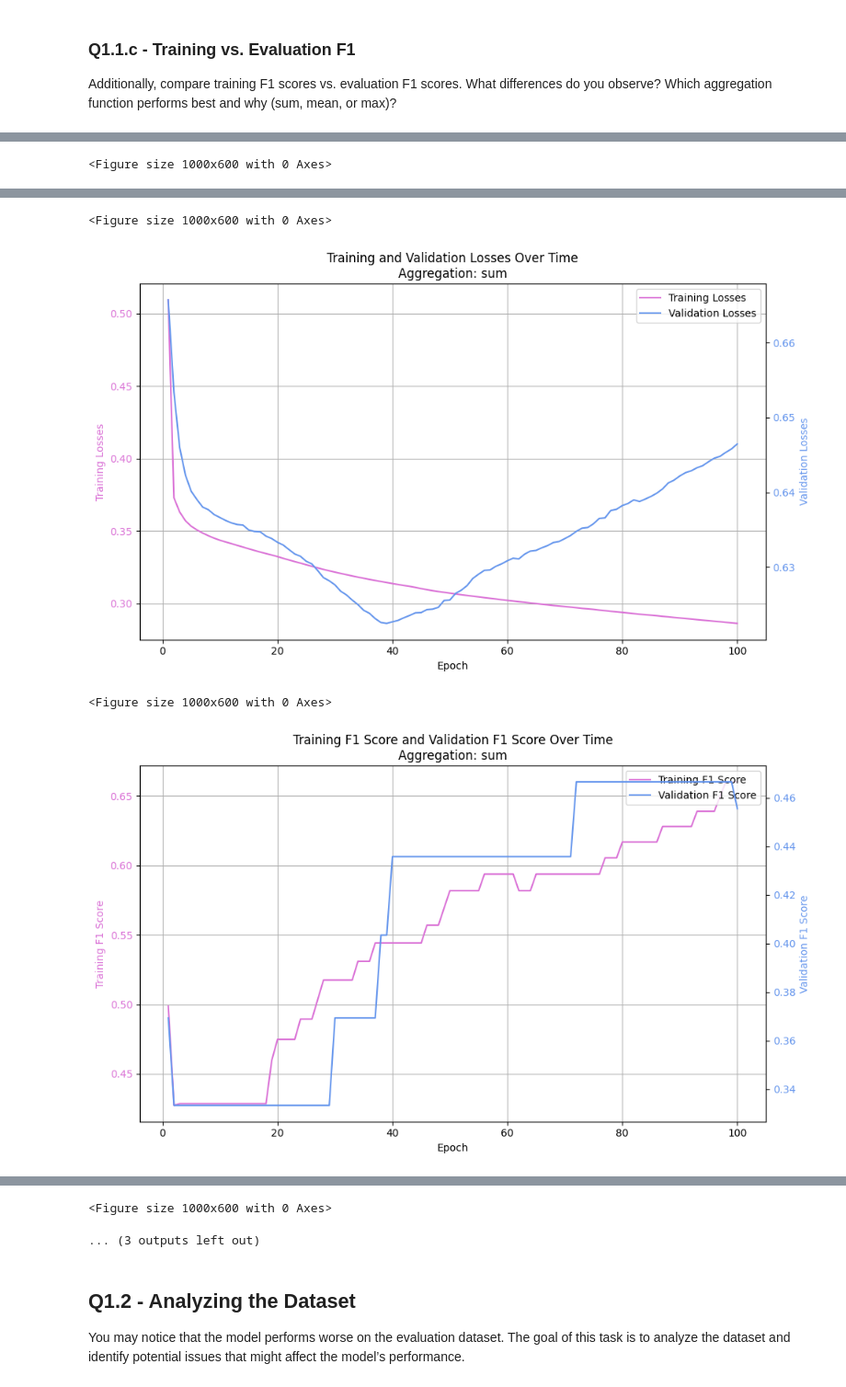
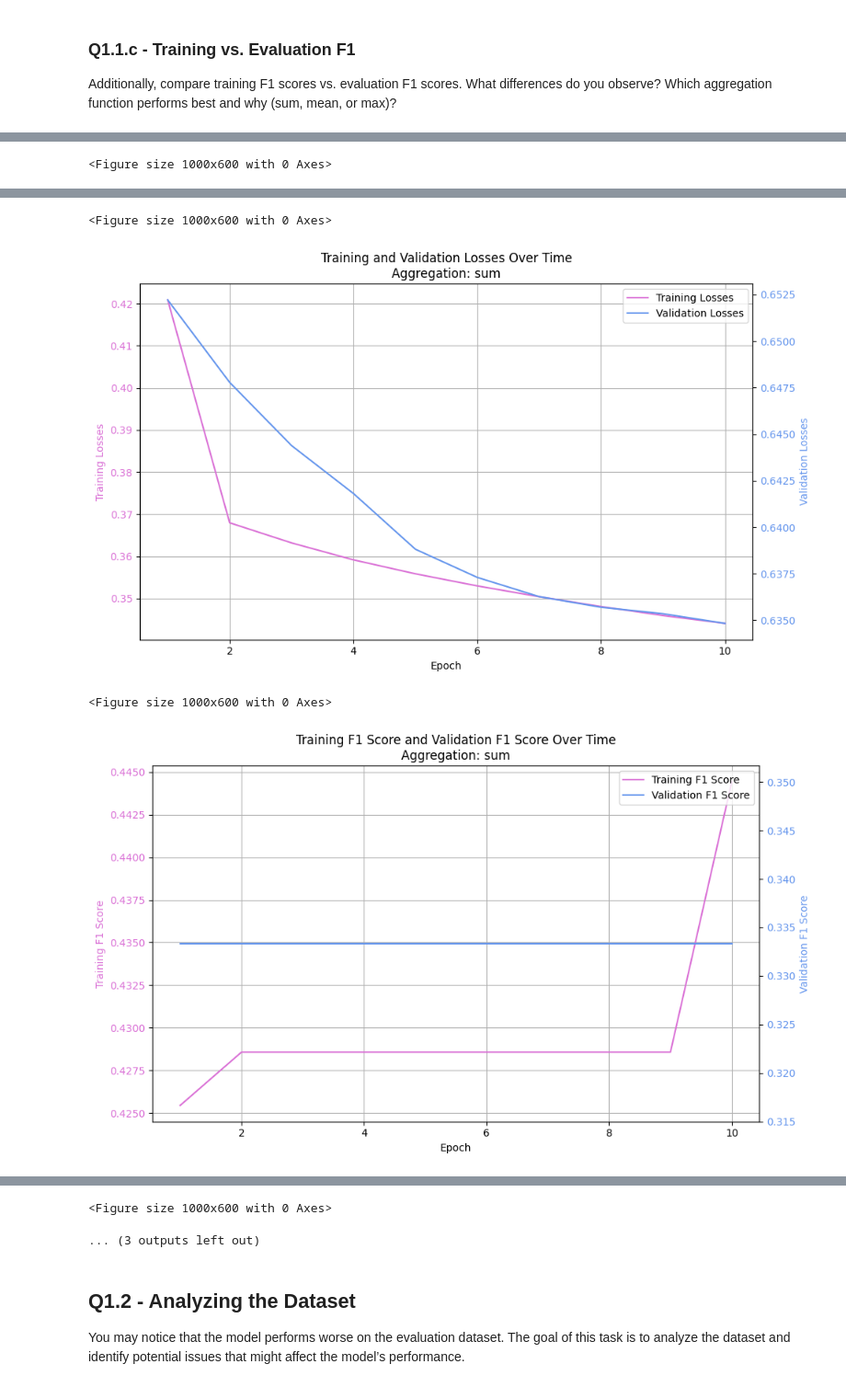
Before and after one commit to belfioreasia/Deep-Graph-Based-Learning, a Jupyter notebook: Coursework/q1_graph_classification.ipynb, the cells around one changed output, grey strips where cells are left out. Shown at 92% size. Cells and saved outputs as stored; diff of their text form; code cells hidden in the pictures.

```diff
--- a/Coursework/q1_graph_classification.ipynb
+++ b/Coursework/q1_graph_classification.ipynb
@@ -559,13 +560,14 @@ def run_epoch(model, dataset, optimizer, criterion, return_embeddings=False, tra
         # Flatten the output to match the label tensor shape
         output_flat = output.view(-1)
 
-        # Compute loss
-        loss = criterion(output_flat, label_tensor)
-
         if train:
             # Backward pass and optimization
+            loss = criterion(output_flat, label_tensor)
             loss.backward()
             optimizer.step()
+        else:
+            with torch.no_grad():
+                loss = criterion(output_flat, label_tensor)
 
         total_loss += loss.item()
 
@@ -608,6 +610,10 @@ def train_model(model, optimizer, criterion, train_dataset, validation_dataset,
                             NB: Only returned if 'f1' is True
 
     """
+    step = 1
+    if epochs > 50:
+        step = 10
+
     train_losses, train_accuracies, eval_losses, eval_accuracies = [], [], [], []
     train_F1, eval_F1 = [], []
 
@@ -641,7 +647,7 @@ def train_model(model, optimizer, criterion, train_dataset, validation_dataset,
             eval_F1.append(eval_epoch_f1)
 
         # INCLUDE THiS STATEMENT IN YOUR CODE
-        if (verbose) and ((epoch + 1) % 10 == 0):
+        if (verbose) and ((epoch + 1) % step == 0): # print every 10 epochs if more than 50 total epochs
             print(f"Epoch {epoch+1}:")
             print(f"     Train Loss: {train_loss}, Train Accuracy: {train_acc:.4f}")
             print(f"     Validation Loss: {eval_loss}, Validation Accuracy: {eval_acc:.4f}")
@@ -674,7 +680,7 @@ hidden_dim = 8
 aggregation_methods = ["mean", "sum", "max"]
 
 # TRAIN
-num_epochs = 100
+num_epochs = 10
 for i,aggregation in enumerate(aggregation_methods):
     model = MyGraphNeuralNetwork(input_dim, hidden_dim)
     # print(model)
@@ -779,7 +785,7 @@ hidden_dim = 8
 
 aggregation_methods = ["mean", "sum", "max"]
 
-num_epochs = 100
+num_epochs = 10
 for i,aggregation in enumerate(aggregation_methods):
     model = MyGraphNeuralNetwork(input_dim, hidden_dim)
     # print(model)
@@ -849,5 +855,5 @@ Epoch 100:
 <Figure size 1000x600 with 0 Axes>
-[figure, old version]
+[figure, new version]
 <Figure size 1000x600 with 0 Axes>
-[figure, old version]
+[figure, new version]
 ------- Using 'max' aggregation -------
```
Also changed, not shown: parts of 8 cells of this notebook, 13 other files.
